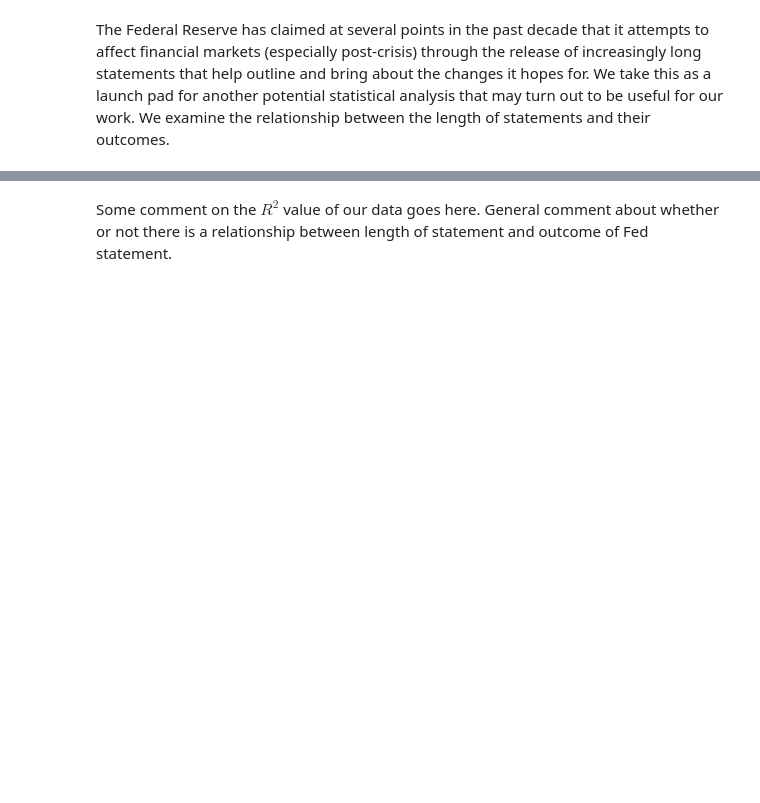
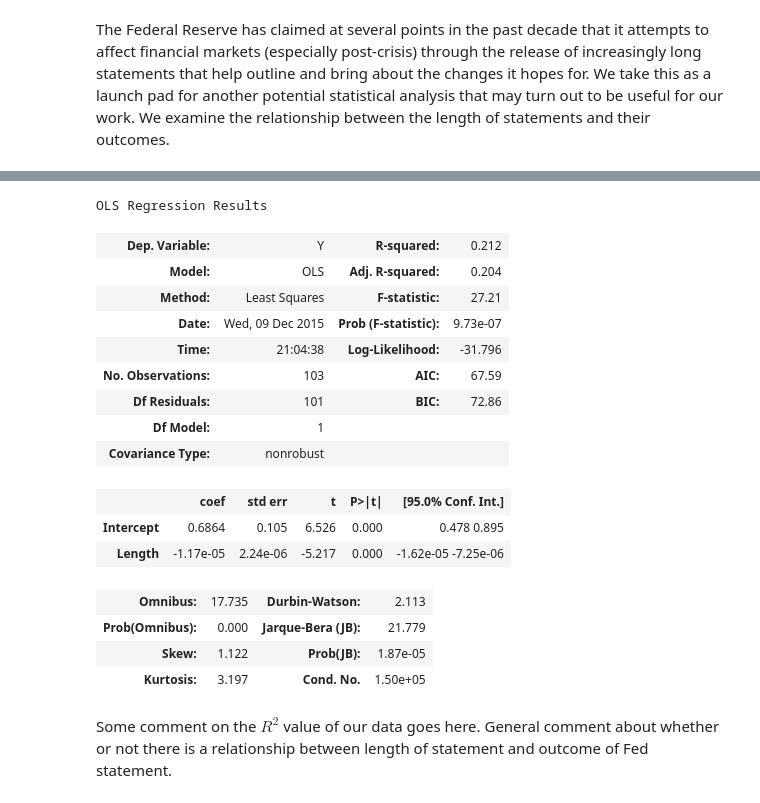
Before and after one commit to jamescurtin/cs109_fp, a Jupyter notebook: george/Sentiment Analysis-Copy1.ipynb, the cells around one changed output, grey strips where cells are left out. Drawn from its saved outputs; the diff is of its cells as text; code cells hidden in the pictures; blank space fills up the shorter version.

Commit message:
tried out various regression things

```diff
--- a/george/Sentiment Analysis-Copy1.ipynb
+++ b/george/Sentiment Analysis-Copy1.ipynb
@@ -490,2 +567,24 @@ length_ols_model.summary()
+# %%
+length_ols_model = ols('Y ~ Length', length_data).fit()
+# %%
+length_ols_model.summary()
+# %% [output]
+OLS Regression Results
+| Dep. Variable: | Y | R-squared: | 0.212 |
+| Model: | OLS | Adj. R-squared: | 0.204 |
+| Method: | Least Squares | F-statistic: | 27.21 |
+| Date: | Wed, 09 Dec 2015 | Prob (F-statistic): | 9.73e-07 |
+| Time: | 21:04:38 | Log-Likelihood: | -31.796 |
+| No. Observations: | 103 | AIC: | 67.59 |
+| Df Residuals: | 101 | BIC: | 72.86 |
+| Df Model: | 1 |  |  |
+| Covariance Type: | nonrobust |  |  |
+|  | coef | std err | t | P>|t| | [95.0% Conf. Int.] |
+| Intercept | 0.6864 | 0.105 | 6.526 | 0.000 | 0.478 0.895 |
+| Length | -1.17e-05 | 2.24e-06 | -5.217 | 0.000 | -1.62e-05 -7.25e-06 |
+| Omnibus: | 17.735 | Durbin-Watson: | 2.113 |
+| Prob(Omnibus): | 0.000 | Jarque-Bera (JB): | 21.779 |
+| Skew: | 1.122 | Prob(JB): | 1.87e-05 |
+| Kurtosis: | 3.197 | Cond. No. | 1.50e+05 |
 # %% [markdown]
 Some comment on the $R^2$ value of our data goes here. General comment about whether or not there is a relationship between length of statement and outcome of Fed statement.
```
Also changed, not shown: parts of 14 cells of this notebook.
